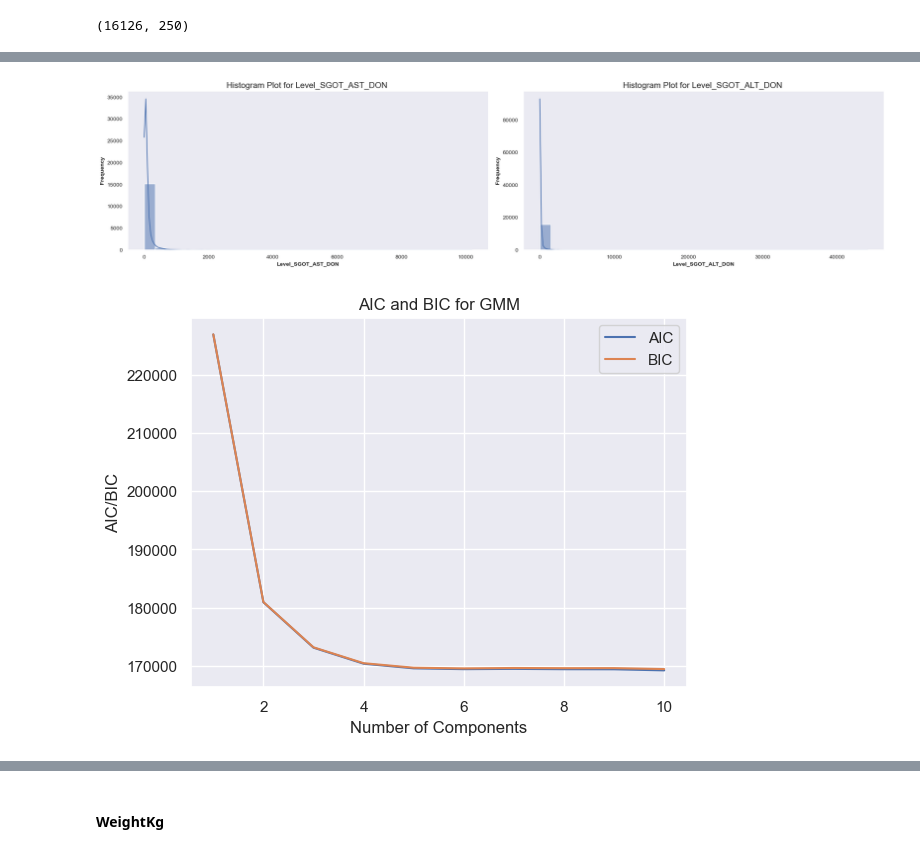
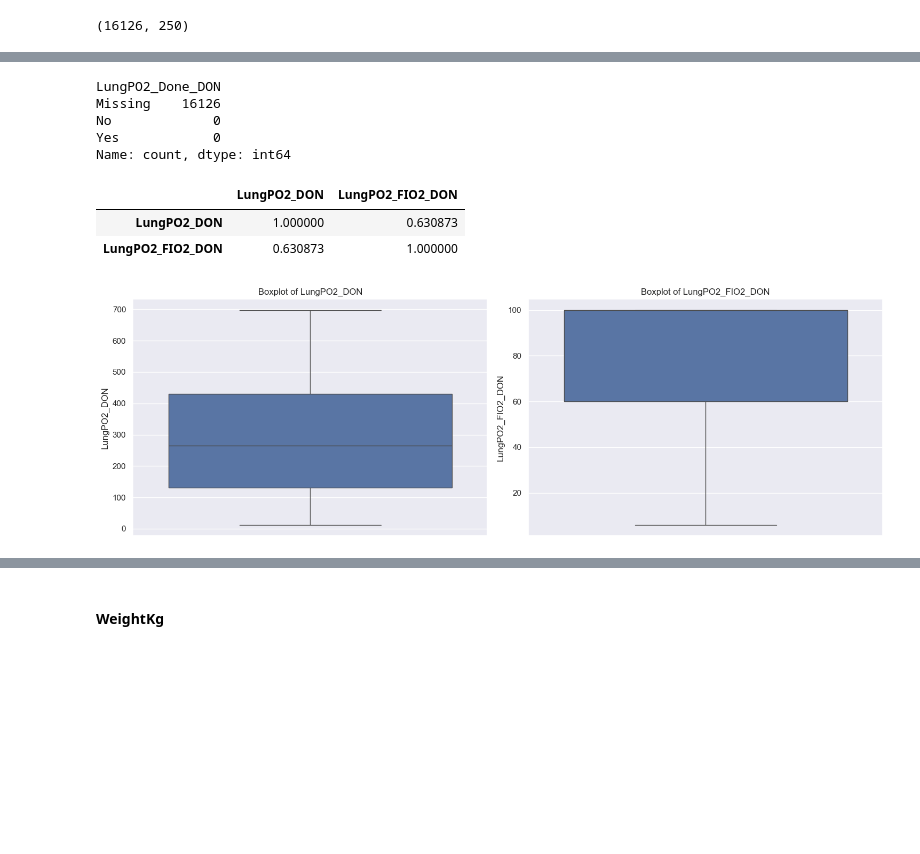
Before and after one commit to SirErikPak/Profolio, a Jupyter notebook: UNOS/Notebook/4.Thoracic_Engineer.ipynb, the cells around one changed output, grey strips where cells are left out. Drawn from its saved outputs; the diff is of its cells as text; code cells hidden in the pictures; blank space fills up the shorter version.

```diff
--- a/UNOS/Notebook/4.Thoracic_Engineer.ipynb
+++ b/UNOS/Notebook/4.Thoracic_Engineer.ipynb
@@ -868,11 +799,0 @@ dtype: int64
-# %%
-# create New feature
-df['BloodPH_CAT_DON'] = df['BloodPH_DON'].apply(categorizePH)
-
-# category datatype
-df['BloodPH_CAT_DON'] = df['BloodPH_CAT_DON'].astype('category')
-
-# update DataFrame
-df_drop  = uf.insertIntoDataFrame(df_drop, features)
-df_nominal = uf.insertIntoDataFrame(df_nominal, ['BloodPH_CAT_DON'])
-df_don = uf.insertIntoDataFrame(df_don, ['BloodPH_CAT_DON'])
@@ -939,0 +832,14 @@ df[features].corr()
+# %%
+# new feature
+df['Level_SGOT_Difference_AltAst_DON'] = df.Level_SGOT_ALT_DON - df.Level_SGOT_AST_DON
+df['Level_SGOT_Addition_DON'] = df.Level_SGOT_ALT_DON + df.Level_SGOT_AST_DON
+
+# initialize list
+new = ['Level_SGOT_Difference_AltAst_DON', 'Level_SGOT_Addition_DON']
+
+# update DataFrame
+df_drop  = uf.insertIntoDataFrame(df_drop, features)
+df_numeric =  uf.insertIntoDataFrame(df_numeric, new)
+df_new =  uf.insertIntoDataFrame(df_new, new)
+df_both = uf.insertIntoDataFrame(df_both, new)
+df_don = uf.insertIntoDataFrame(df_don, new)
@@ -939,0 +866,3 @@ df[features].corr()
+# %%
+# examine features
+features = getFeatureList(df, 'LungPO2')
@@ -940,8 +879,22 @@ df[features].corr()
+# %%
+df.LungPO2_Done_DON.value_counts(dropna=False)
+# %% [output]
+LungPO2_Done_DON
+Missing    16126
+No             0
+Yes            0
+Name: count, dtype: int64
+# %%
+# remove feature
+removeCols.extend(['LungPO2_Done_DON'])
+features.remove('LungPO2_Done_DON')
+# %%
+df[features].corr()
+# %% [output]
+|  | LungPO2_DON | LungPO2_FIO2_DON |
+| LungPO2_DON | 1.000000 | 0.630873 |
+| LungPO2_FIO2_DON | 0.630873 | 1.000000 |
 # %%
-uv.histogramPlot(df, features)
+uv.plotBoxPlot(df, features, orientation='v')
 # %% [output]
-[figure, old version]
+[figure, new version]
-# %%
-GaussianMixtureBinning(df, ['Level_SGOT_AST_DON'])
-# %% [output]
-[figure, removed]
```
Also changed, not shown: parts of 248 cells of this notebook, 7 other files.
